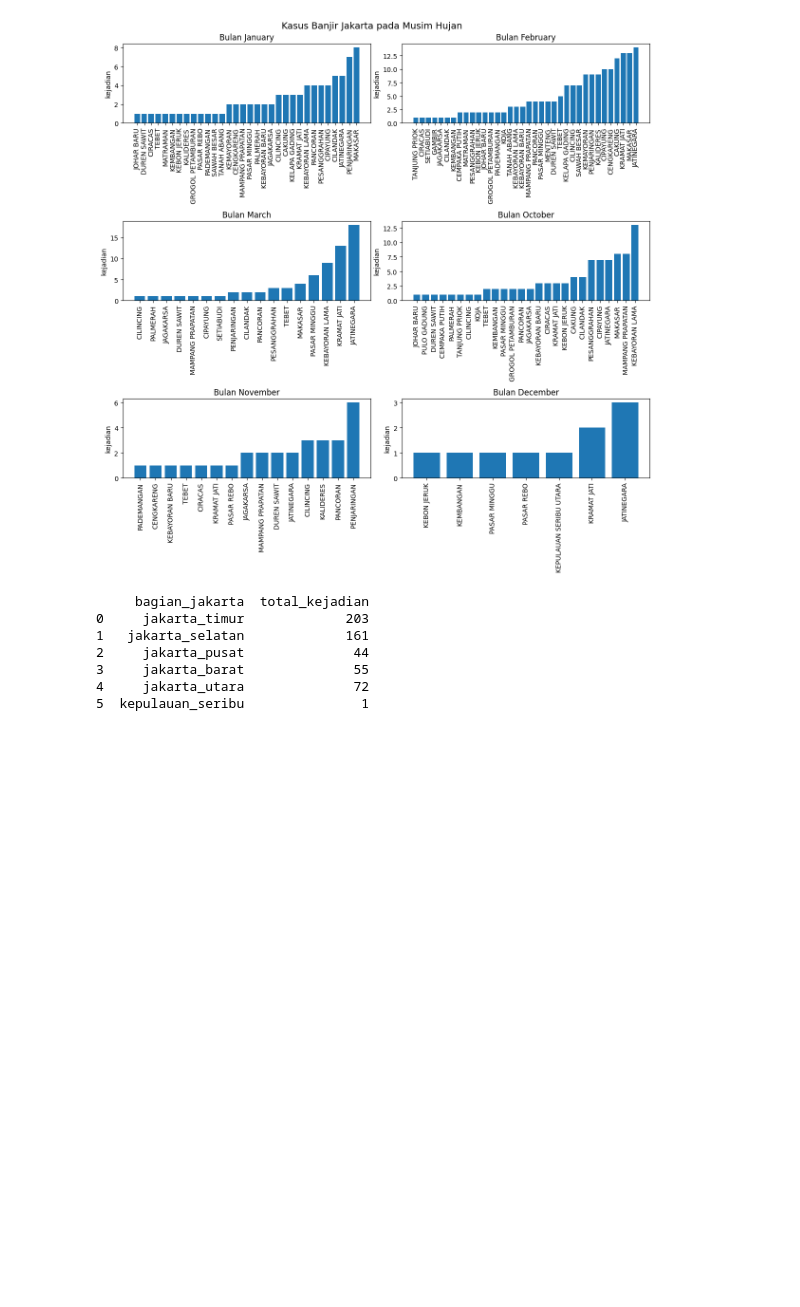
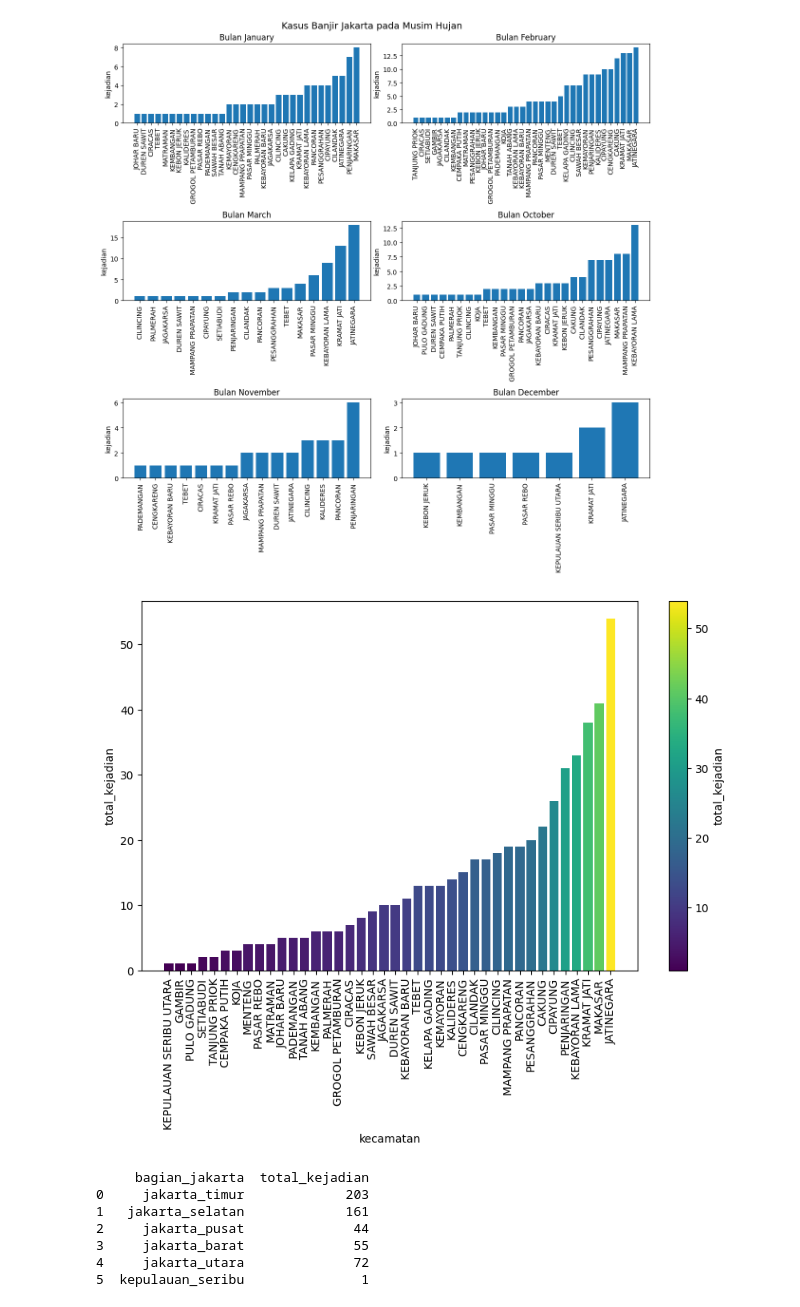
Before and after one commit to mafir03/datascience, a Jupyter notebook: f/main.ipynb, the cells around one changed output. Cells and saved outputs as stored; diff of their text form; code cells hidden in the pictures; blank space fills up the shorter version.

```diff
--- a/f/main.ipynb
+++ b/f/main.ipynb
@@ -355,7 +333,9 @@ total_value_rainy_month = pd.Series(total_value_rainy_month).reset_index()
 total_value_rainy_month.columns = ['kecamatan', 'total_kejadian']
 # %%
 
-# printBarPlot(total_value_rainy_month, 'kecamatan', 'total_kejadian')
+printBarPlot(total_value_rainy_month, 'kecamatan', 'total_kejadian')
+# %% [output]
+[figure, added]
 # %%
 jakarta_timur = ['CAKUNG','PULO GADUNG', 'JATINEGARA', 'MAKASAR', 'KRAMAT JATI', 'CIPAYUNG', 'CIRACAS', 'PASAR REBO', 'DUREN SAWIT']
 jakarta_selatan = ['SETIABUDI', 'TEBET', 'PANCORAN', 'KEBAYORAN BARU', 'KEBAYORAN LAMA', 'PASAR MINGGU', 'JAGAKARSA', 'CILANDAK', 'MAMPANG PRAPATAN', 'PESANGGRAHAN']
```
Also changed, not shown: parts of 2 cells of this notebook, 13 other files.
